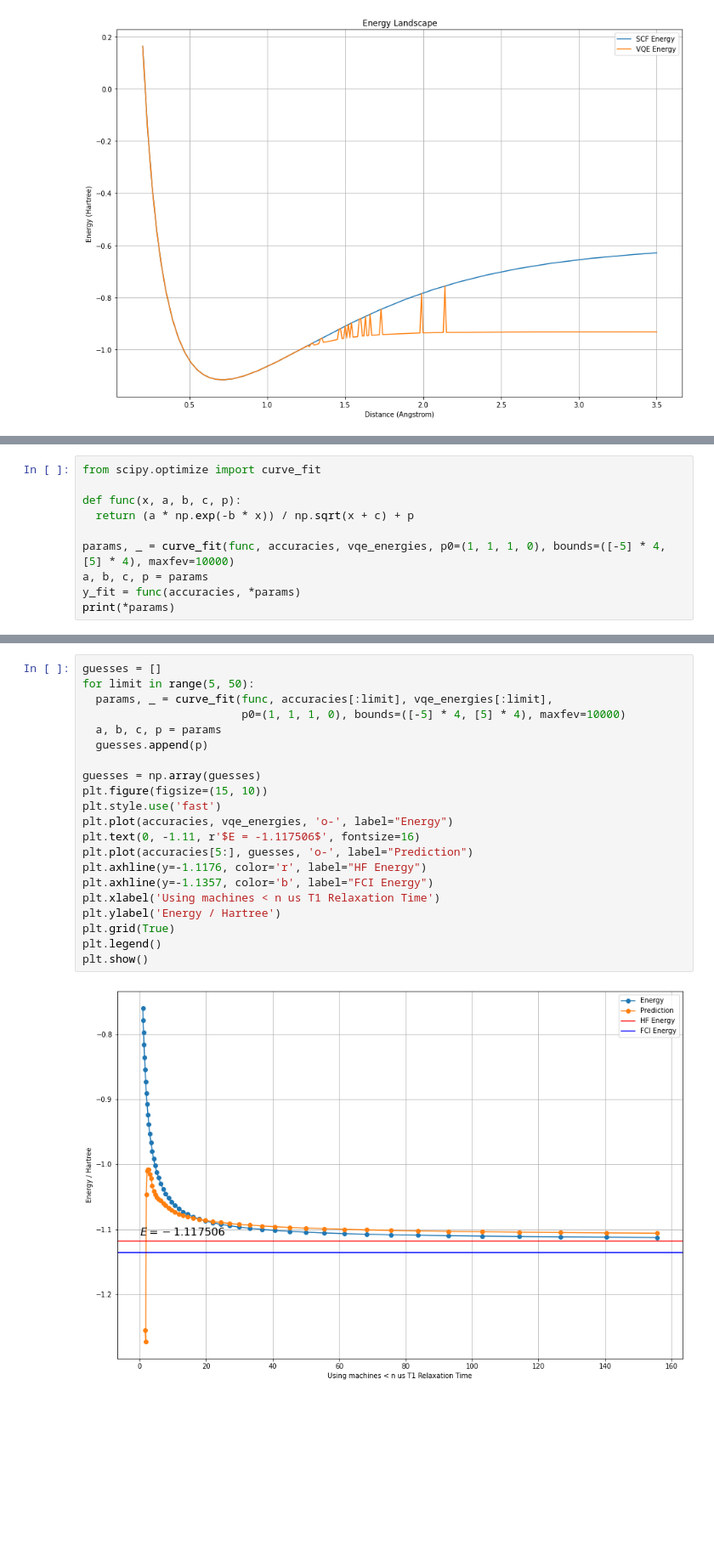
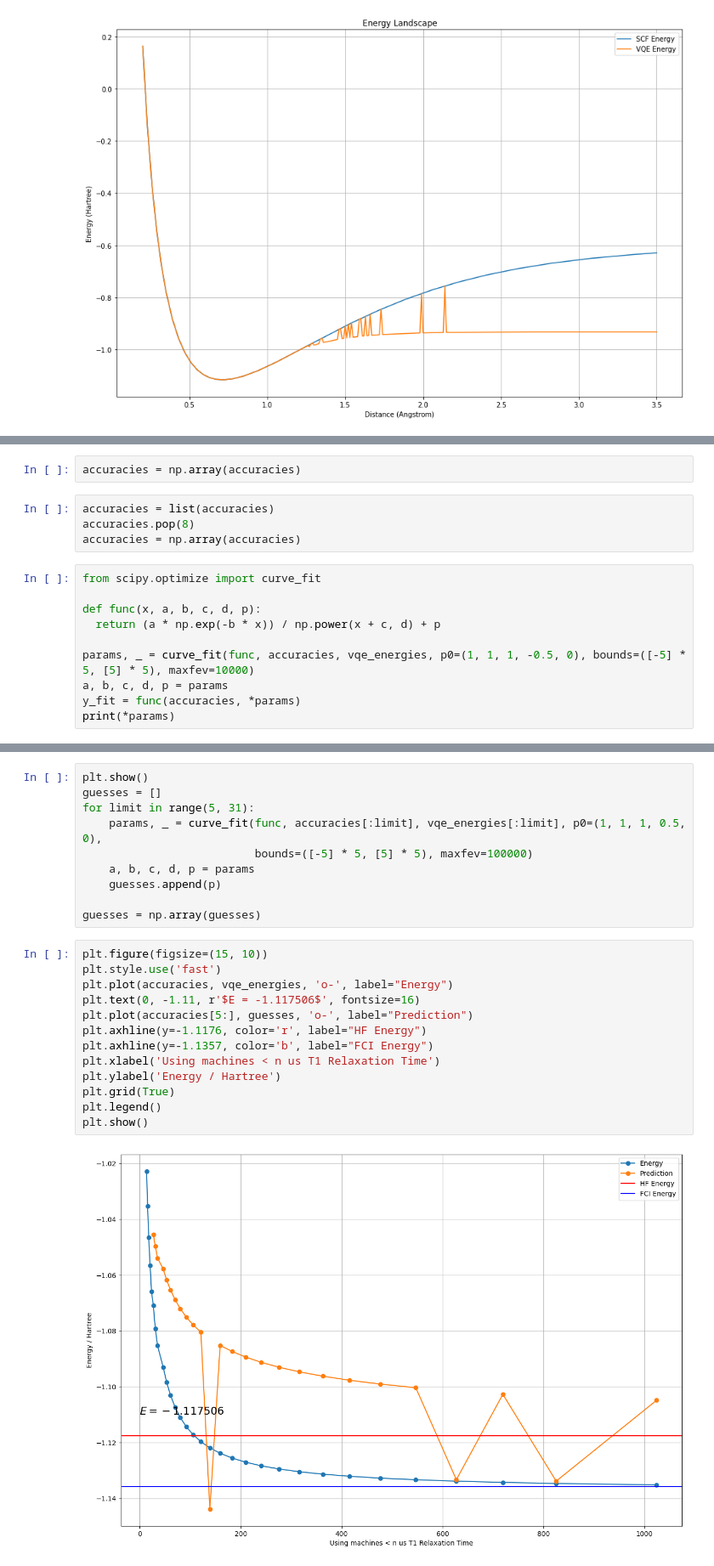
Before and after one commit to TheTrustyPwo/Hydrogen, a Jupyter notebook: better.ipynb, the cells around one changed output, grey strips where cells are left out. Shown at 85% size. Cells and saved outputs as stored; diff of their text form; blank space fills up the shorter version.

```diff
--- a/better.ipynb
+++ b/better.ipynb
@@ -231,11 +237,17 @@ Optimizing: 23it [00:07,  2.98it/s, E=-1.115687, x=0.748359, delta=0.000001]
+# %%
+accuracies = np.array(accuracies)
+# %%
+accuracies = list(accuracies)
+accuracies.pop(8)
+accuracies = np.array(accuracies)
 # %%
 from scipy.optimize import curve_fit
 
-def func(x, a, b, c, p):
-  return (a * np.exp(-b * x)) / np.sqrt(x + c) + p
+def func(x, a, b, c, d, p):
+  return (a * np.exp(-b * x)) / np.power(x + c, d) + p
 
-params, _ = curve_fit(func, accuracies, vqe_energies, p0=(1, 1, 1, 0), bounds=([-5] * 4, [5] * 4), maxfev=10000)
-a, b, c, p = params
+params, _ = curve_fit(func, accuracies, vqe_energies, p0=(1, 1, 1, -0.5, 0), bounds=([-5] * 5, [5] * 5), maxfev=10000)
+a, b, c, d, p = params
 y_fit = func(accuracies, *params)
 print(*params)
 # %% [output]
@@ -266,23 +279,25 @@ plt.show()
+# %%
+plt.show()
+guesses = []
+for limit in range(5, 31):
+    params, _ = curve_fit(func, accuracies[:limit], vqe_energies[:limit], p0=(1, 1, 1, 0.5, 0),
+                          bounds=([-5] * 5, [5] * 5), maxfev=100000)
+    a, b, c, d, p = params
+    guesses.append(p)
+
+guesses = np.array(guesses)
 # %%
-guesses = []
-for limit in range(5, 50):
-  params, _ = curve_fit(func, accuracies[:limit], vqe_energies[:limit],
-                        p0=(1, 1, 1, 0), bounds=([-5] * 4, [5] * 4), maxfev=10000)
-  a, b, c, p = params
-  guesses.append(p)
-
-guesses = np.array(guesses)
 plt.figure(figsize=(15, 10))
 plt.style.use('fast')
 plt.plot(accuracies, vqe_energies, 'o-', label="Energy")
 plt.text(0, -1.11, r'$E = -1.117506$', fontsize=16)
 plt.plot(accuracies[5:], guesses, 'o-', label="Prediction")
 plt.axhline(y=-1.1176, color='r', label="HF Energy")
 plt.axhline(y=-1.1357, color='b', label="FCI Energy")
 plt.xlabel('Using machines < n us T1 Relaxation Time')
 plt.ylabel('Energy / Hartree')
 plt.grid(True)
 plt.legend()
 plt.show()
 # %% [output]
-[figure, old version]
+[figure, new version]
```
Also changed, not shown: parts of 13 cells of this notebook, 2 other files.
